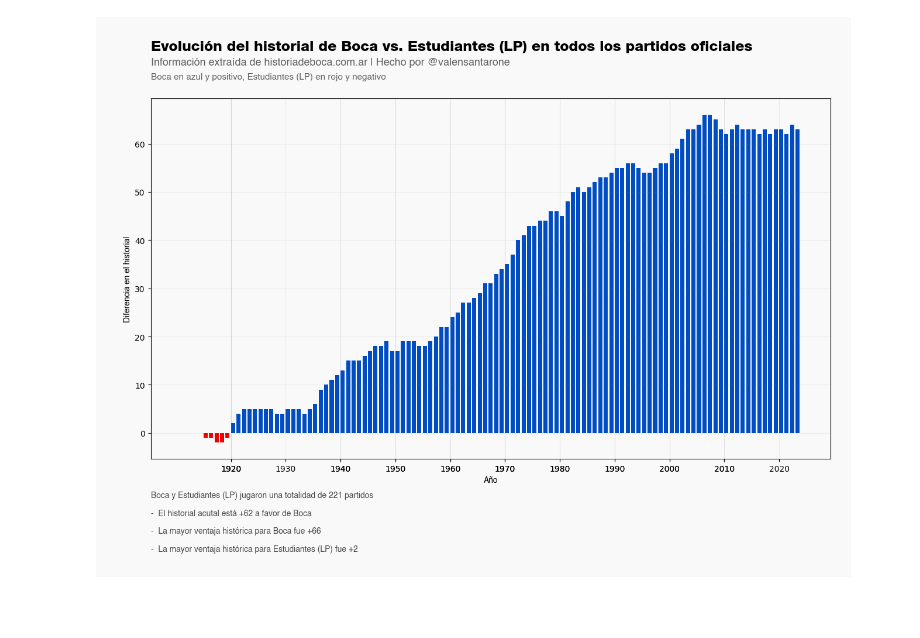
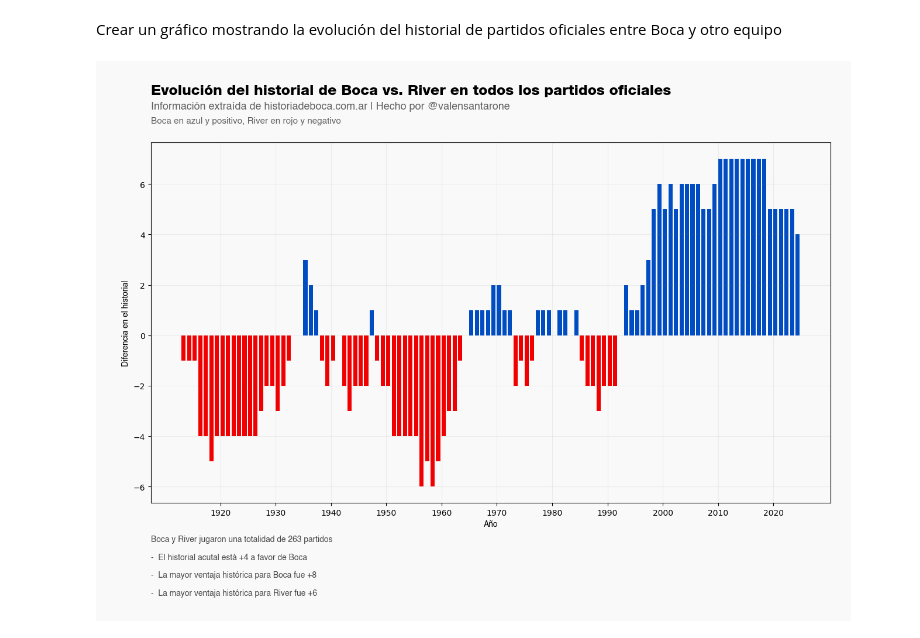
Before and after one commit to valensantarone/Boca-Juniors-DataFrame, a Jupyter notebook: historiales.ipynb, the cells around one changed output. Cells and saved outputs as stored; diff of their text form; code cells hidden in the pictures; blank space fills up the shorter version.

Commit message:
Fixing Boca_DF second time

```diff
--- a/historiales.ipynb
+++ b/historiales.ipynb
@@ -5,25 +6,32 @@ import convert_to_df
 # %%
 boca_df = convert_to_df.to_df('Boca_DF.csv')
+# %% [markdown]
+Crear un gráfico mostrando la evolución del historial de partidos oficiales entre Boca y otro equipo
 # %%
-rival = "Estudiantes (LP)"
+# Seleccionar rival para ver la evolución del historial
+# (El nombre debe ser tal cual aparece en el DataFrame o en la página de historiadeboca.com.ar)
+rival = "River"
 
+
+# Agregar fuentes personalizadas
 custom_font_text_path = 'fonts/Helvetica.ttf'
 custom_font_text = FontProperties(fname=custom_font_text_path)
-
 custom_font_title_path = 'fonts/Helvetica-Neue-LT-Std-85-Heavy.ttf'
 custom_font_title = FontProperties(fname=custom_font_title_path)
 
+# Crear un DataFrame que únicamente contenga partidos jugados contra el rival seleccionado
 df = boca_df.query(f"`Equipo Local` == '{rival}' or `Equipo Visitante` == '{rival}'")
 df = df.reset_index(drop=True)
 
-historial = 0  # Inicializamos el contador de historial
-historial_values = []  # Lista para almacenar los valores de historial
+# Crear variables necesarias para acumular el historial y los años de los partidos jugados
+historial = 0
+historial_values = []
 historial_dates = []
 
-# Itera por cada fila del DataFrame y actualiza el valor de 'historial' según las condiciones
+# Iterar por cada fila del nuevo DataFrame y acumular los resultados
 for index, row in df.iterrows():
-    resultado_local = row['Resultado Local']
-    resultado_visitante = row['Resultado Visitante']
+    resultado_local = re.search(r'\d+', row['Resultado Local']).group()
+    resultado_visitante = re.search(r'\d+', row['Resultado Visitante']).group()
     year = row['Fecha'].year
     historial_dates.append(year)
     if row['Equipo Local'] == 'Boca':
@@ -36,38 +44,42 @@ for index, row in df.iterrows():
             historial += 1
         elif resultado_visitante < resultado_local:
             historial -= 1
-    historial_values.append(historial)  # Agrega el valor actual de 'historial' a la lista
+    historial_values.append(historial)
 
+# Rellenar los valores para que no haya espacios en blanco al momento de graficar las barras. También grafica el historial hasta el 2024.
 filled_historial_values = []
 filled_historial_dates = []
-prev_value = historial_values[0]  # Valor inicial para el primer año
-for i, year in enumerate(historial_dates):
-    if i > 0 and historial_dates[i] - historial_dates[i - 1] > 1:
-        # Si falta un año, llenar el valor del año faltante con el valor anterior
-        for missing_year in range(historial_dates[i - 1] + 1, historial_dates[i]):
-            filled_historial_values.append(prev_value)
-            filled_historial_dates.append(missing_year)
-    filled_historial_values.append(historial_values[i])
-    filled_historial_dates.append(year)
-    prev_value = historial_values[i]
+prev_value = historial_values[0]
+last_year = max(historial_dates[-1], 2024)
+for missing_year in range(historial_dates[0], last_year + 1):
+    if missing_year in historial_dates:
+        filled_historial_values.append(historial_values[historial_dates.index(missing_year)])
+    else:
+        # Rellena con el valor anterior en caso de que no haya uno correspondiente.
+        filled_historial_values.append(prev_value)
+    filled_historial_dates.append(missing_year)
+    prev_value = filled_historial_values[-1]
 
+# Configurar cada cuánto se mostrarán los años en los valores de x
 custom_xticks = []
 for year in filled_historial_dates:
     if year % 10 == 0:
         custom_xticks.append(year)
 
+# Conseguir la mayor diferencia histórica de Boca
 positive_values = list(filter(lambda x: x > 0, historial_values))
 if positive_values:
     boca_max = max(positive_values)
 else:
     boca_max = 0
-
+# Conseguir la mayor diferencia histórica del rival seleccionado
 negative_values = list(filter(lambda x: x < 0, historial_values))
 if negative_values:
     rival_max = abs(min(negative_values))
 else:
     rival_max = 0
 
+# Conseguir cuál es la diferencia acutal y crear el texto que se mostrará en pantalla dependiendo cómo sea el resultado
 current_historial = historial_values[-1]
 if current_historial > 0:
     historial_text = f'-  El historial acutal está +{current_historial} a favor de Boca'
@@ -75,35 +87,35 @@ elif current_historial < 0:
     historial_text = f'-  El historial acutal está +{abs(current_historial)} a favor de {rival}'
 else:
     historial_text = '-  El historial actual está empatado'
 boca_max = f'+{boca_max}'
 rival_max = f'+{rival_max}'
 
+# Conseguir la cantidad de partidos jugados
 total_matches = len(historial_values)
 
 
-# Ajustar el tamaño del gráfico
+# Ajustar el tamaño, color del gráfico y otras configuraciones
 plt.figure(figsize=(15, 8), facecolor='#F9F9F9')
 plt.gca().set_facecolor('#F9F9F9')
-
 colors = ['#004dc3' if val >= 0 else '#f00000' for val in filled_historial_values]
 plt.bar(filled_historial_dates, filled_historial_values, width=0.75, color=colors, align='edge')
 plt.xticks(custom_xticks)
 
-# Añade título y etiquetas
+# Agregar información al gráfico
 plt.title(f'Evolución del historial de Boca vs. {rival} en todos los partidos oficiales', x=0, y=1.12, horizontalalignment='left', fontproperties=custom_font_title, fontsize=18)
 plt.text(1.02, 1.2, ' ', horizontalalignment='center', verticalalignment='center', transform=plt.gca().transAxes)
 plt.text(-0.07, -0.3, ' ', horizontalalignment='center', verticalalignment='center', transform=plt.gca().transAxes)
 plt.text(0, 1.1, 'Información extraída de historiadeboca.com.ar | Hecho por @valensantarone', horizontalalignment='left', verticalalignment='center', transform=plt.gca().transAxes, alpha=0.6, fontsize=13, fontproperties=custom_font_text)
 plt.text(0, 1.06, f'Boca en azul y positivo, {rival} en rojo y negativo', horizontalalignment='left', verticalalignment='center', transform=plt.gca().transAxes, alpha=0.6, fontsize=11, fontproperties=custom_font_text)
 plt.text(0, -0.1, f'Boca y {rival} jugaron una totalidad de {total_matches} partidos', horizontalalignment='left', verticalalignment='center', transform=plt.gca().transAxes, alpha=0.7, fontproperties=custom_font_text)
 plt.text(0, -0.15, historial_text, horizontalalignment='left', verticalalignment='center', transform=plt.gca().transAxes, alpha=0.7, fontproperties=custom_font_text)
 plt.text(0, -0.2, f'-  La mayor ventaja histórica para Boca fue {boca_max}', horizontalalignment='left', verticalalignment='center', transform=plt.gca().transAxes, alpha=0.7, fontproperties=custom_font_text)
 plt.text(0, -0.25, f'-  La mayor ventaja histórica para {rival} fue {rival_max}', horizontalalignment='left', verticalalignment='center', transform=plt.gca().transAxes, alpha=0.7, fontproperties=custom_font_text)
 plt.xlabel('Año', fontproperties=custom_font_text)
 plt.ylabel('Diferencia en el historial', fontproperties=custom_font_text)
 plt.grid(True, color='gray', alpha=0.1)
 
-# Muestra el gráfico
+# Mostrar el gráfico
 plt.show()
 # %% [output]
-[figure, old version]
+[figure, new version]
```
Also changed, not shown: parts of 1 cell of this notebook, 2 other files.
